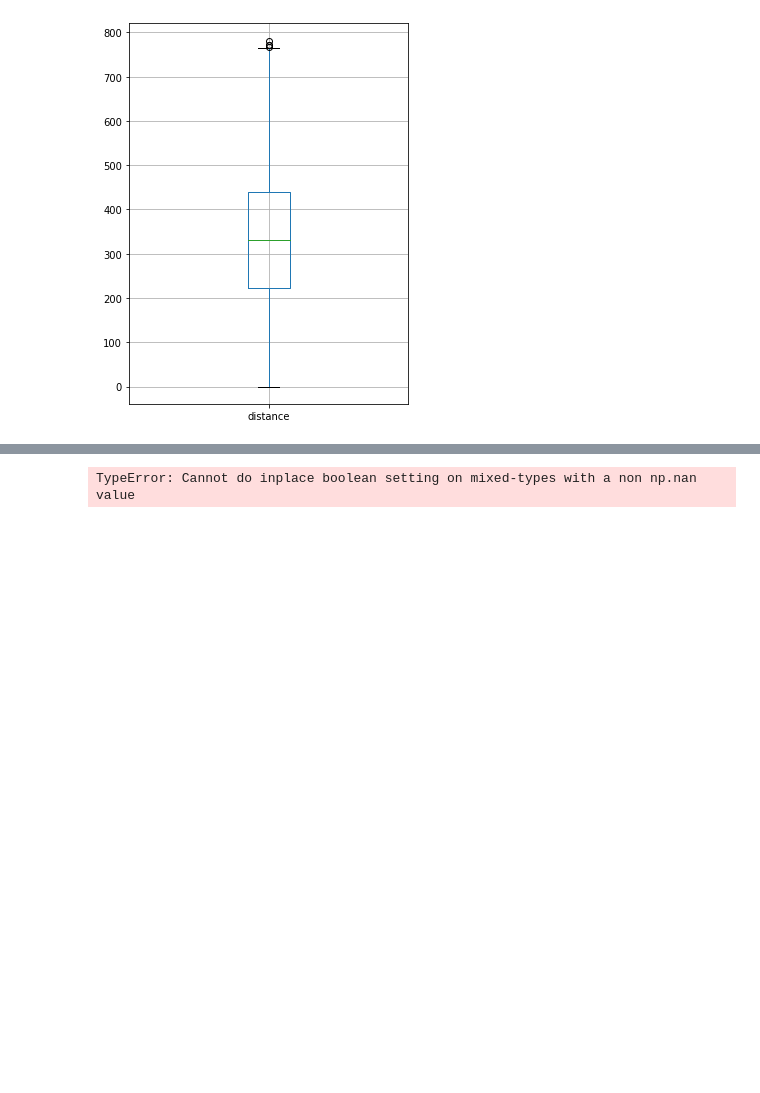
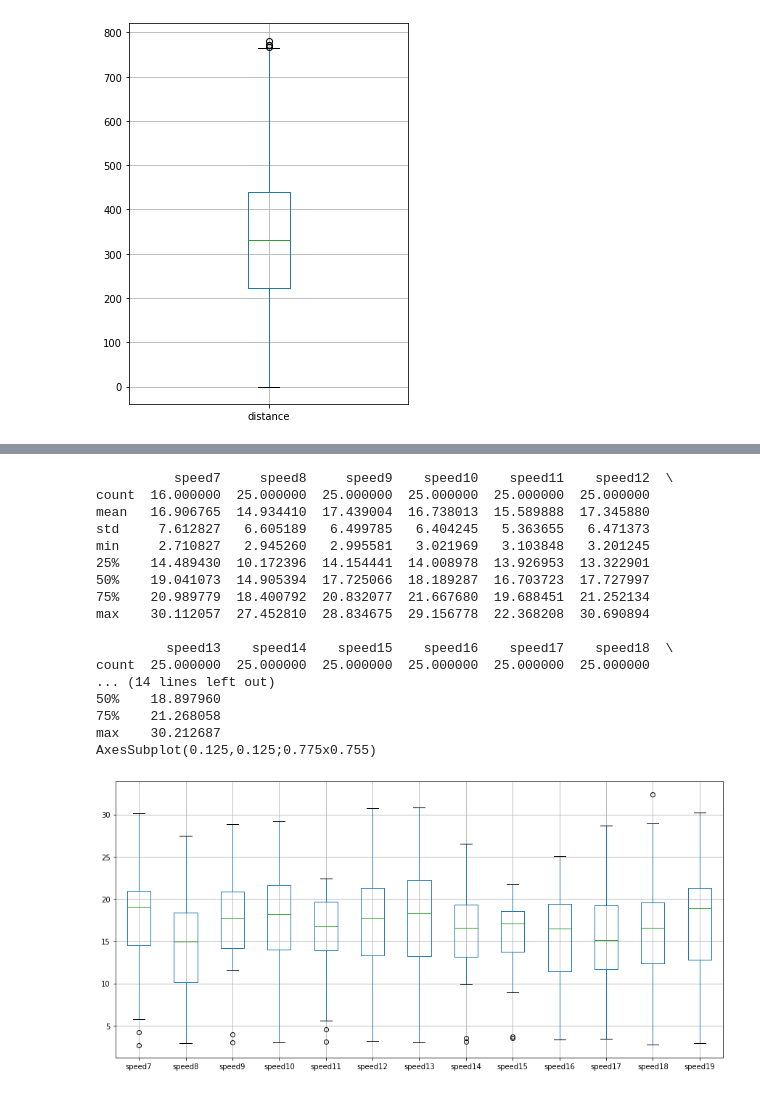
Before and after one commit to abroniewski/STIB-Hach-My-Ride, a Jupyter notebook: notebooks/assignment-1.ipynb, the cells around one changed output, grey strips where cells are left out. Cells and saved outputs as stored; diff of their text form; code cells hidden in the pictures; blank space fills up the shorter version.

```diff
--- a/notebooks/assignment-1.ipynb
+++ b/notebooks/assignment-1.ipynb
@@ -799,15 +843,11 @@ df_stop_distance_merged.to_csv(r'../data/processed/assignment1/stop_distance.csv
 stop_distance_path = '../data/processed/assignment1/stop_distance.csv'
 stop_time_path = '../data/processed/assignment1/average_time_between_stops_filtered.csv'
 
-# initialize a dictionary that will be used to make a dataframe and csv file with the following format:
-# |  LineID      | FromStop      |   ToStop   |   0    |   1   | ... |  23   |
+# initialize a dictionary that will be used to make a dataframe and csv file
 stop_time = pd.read_csv(stop_time_path)
-
-# |    LineID    |   FromStop    |   ToStop   |   distance    |    fromIndex   |    toIndex   |
 stop_distance = pd.read_csv(stop_distance_path)
 stop_distance['FromStop'].astype('float_', copy=True, errors='raise')
 stop_distance['ToStop'].astype('float_', copy=True, errors='raise')
-
 
 def calculate_speed(time: pd.DataFrame, distance: pd.DataFrame) -> pd.DataFrame:
     merged_time_distance = time.merge(distance, how='left', on=['LineId', 'FromStop', 'ToStop'])
@@ -817,11 +857,35 @@ def calculate_speed(time: pd.DataFrame, distance: pd.DataFrame) -> pd.DataFrame:
     merged_time_distance.drop(columns=['distance', *[f'{i}' for i in range(24)]], inplace=True)
     return merged_time_distance
 
-
-
 df_speed = calculate_speed(stop_time, stop_distance)
-df_speed[df_speed == inf] = 0
-# %% [output]
-TypeError: Cannot do inplace boolean setting on mixed-types with a non np.nan value
+# %%
+df_speed.replace([np.inf, -np.inf], np.nan, inplace=True)
+df_speed.dropna(subset=["speed9"], how="all", inplace=True)
+
+df_speed_speed_hour = df_speed[['LineId', 'speed7', 'speed8', 'speed9', 'speed10', 'speed11','speed12','speed13','speed14','speed15','speed16', 'speed17','speed18','speed19']]
+df_speed_speed_hour_72 = df_speed_speed_hour[df_speed_speed_hour['LineId']==72]
+df_speed_speed_hour_72 = df_speed_speed_hour_72[['speed7', 'speed8', 'speed9', 'speed10', 'speed11','speed12','speed13','speed14','speed15','speed16', 'speed17','speed18','speed19']]
+
+print(df_speed_speed_hour_72.describe())
+print(df_speed_speed_hour_72.boxplot(figsize=(15,7)))
+# %% [output]
+          speed7     speed8     speed9    speed10    speed11    speed12  \
+count  16.000000  25.000000  25.000000  25.000000  25.000000  25.000000
+mean   16.906765  14.934410  17.439004  16.738013  15.589888  17.345880
+std     7.612827   6.605189   6.499785   6.404245   5.363655   6.471373
+min     2.710827   2.945260   2.995581   3.021969   3.103848   3.201245
+25%    14.489430  10.172396  14.154441  14.008978  13.926953  13.322901
+50%    19.041073  14.905394  17.725066  18.189287  16.703723  17.727997
+75%    20.989779  18.400792  20.832077  21.667680  19.688451  21.252134
+max    30.112057  27.452810  28.834675  29.156778  22.368208  30.690894
+
+         speed13    speed14    speed15    speed16    speed17    speed18  \
+count  25.000000  25.000000  25.000000  25.000000  25.000000  25.000000
+... (14 lines left out)
+50%    18.897960
+75%    21.268058
+max    30.212687
+AxesSubplot(0.125,0.125;0.775x0.755)
+[figure, added]
 # %%
 df_speed.to_csv(r'../data/processed/assignment1/vehicleSpeed.csv', index=False, header=True)
```
Also changed, not shown: parts of 24 cells of this notebook.
